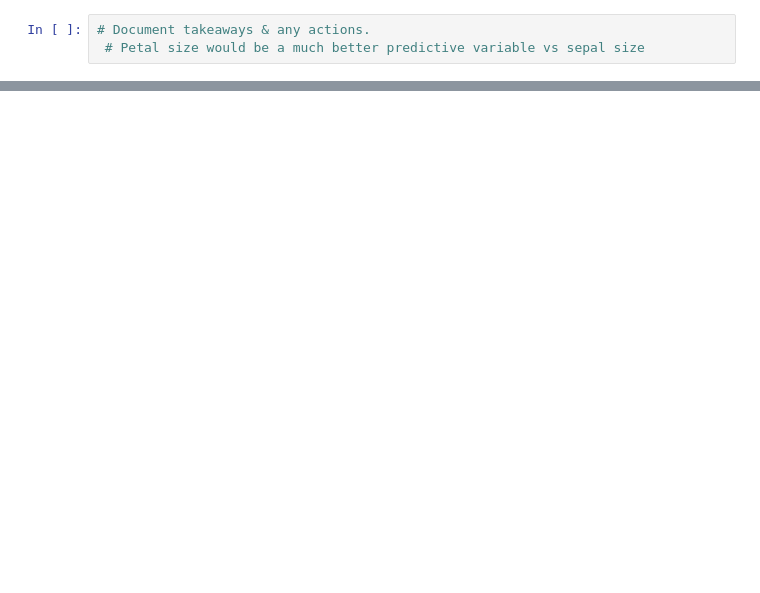
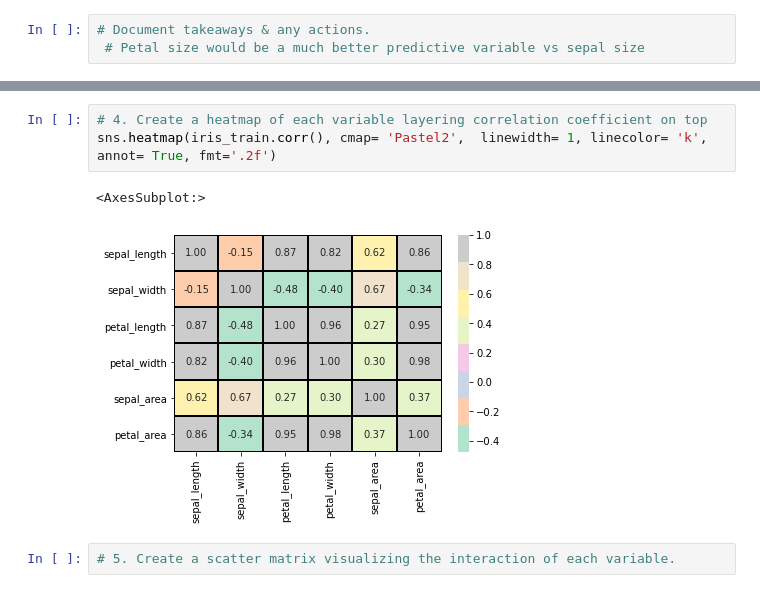
Before and after one commit to albertopuentes/classification-exercises, a Jupyter notebook: classification_exercises.ipynb, the cells around one changed output, grey strips where cells are left out. Cells and saved outputs as stored; diff of their text form; blank space fills up the shorter version.

```diff
--- a/classification_exercises.ipynb
+++ b/classification_exercises.ipynb
@@ -472,0 +640,8 @@ train.sepal_length.hist()
+# %%
+# 4. Create a heatmap of each variable layering correlation coefficient on top
+sns.heatmap(iris_train.corr(), cmap= 'Pastel2',  linewidth= 1, linecolor= 'k', annot= True, fmt='.2f')
+# %% [output]
+<AxesSubplot:>
+[figure, added]
+# %%
+# 5. Create a scatter matrix visualizing the interaction of each variable.
```
Also changed, not shown: parts of 90 cells of this notebook.
